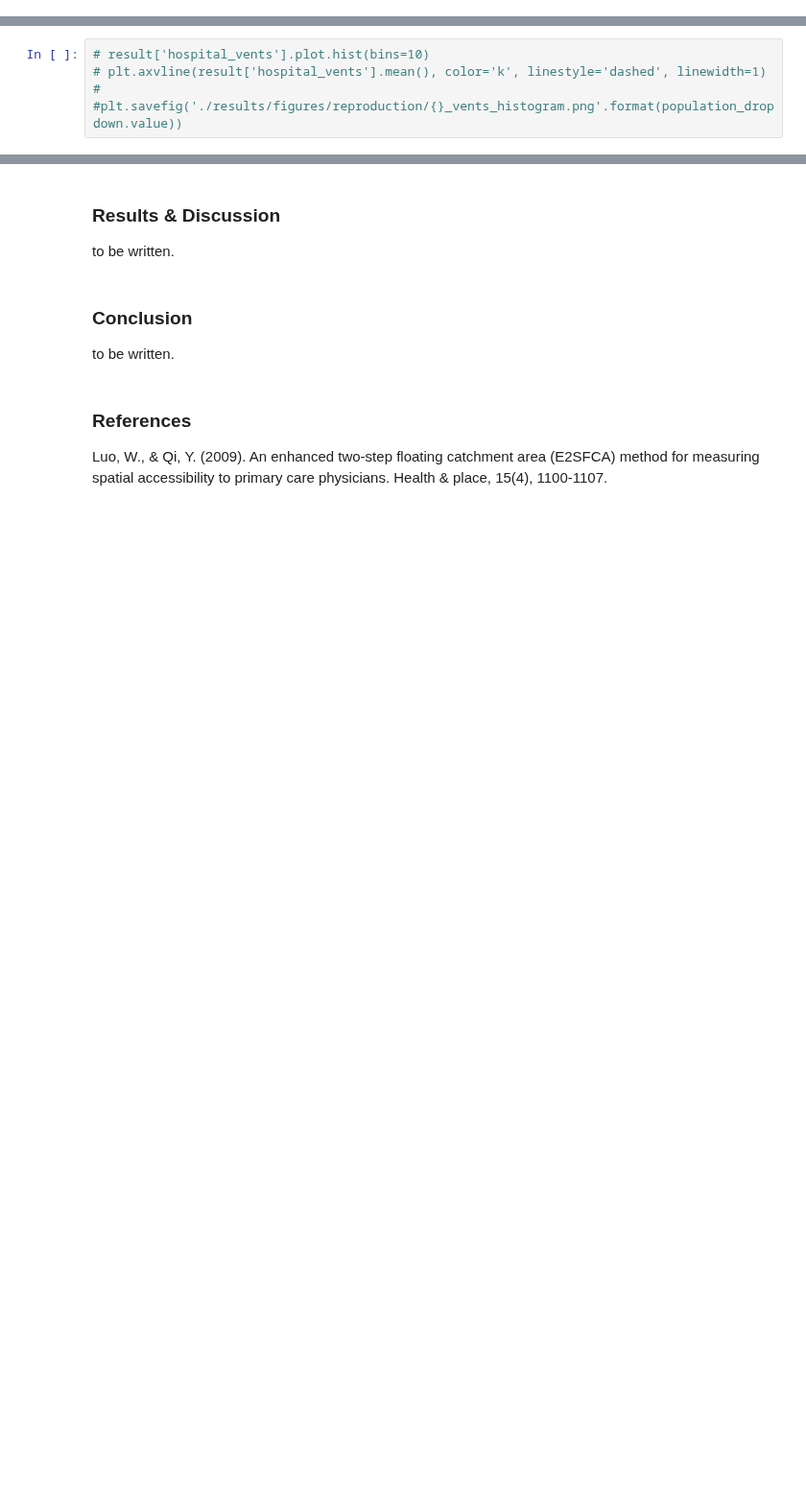
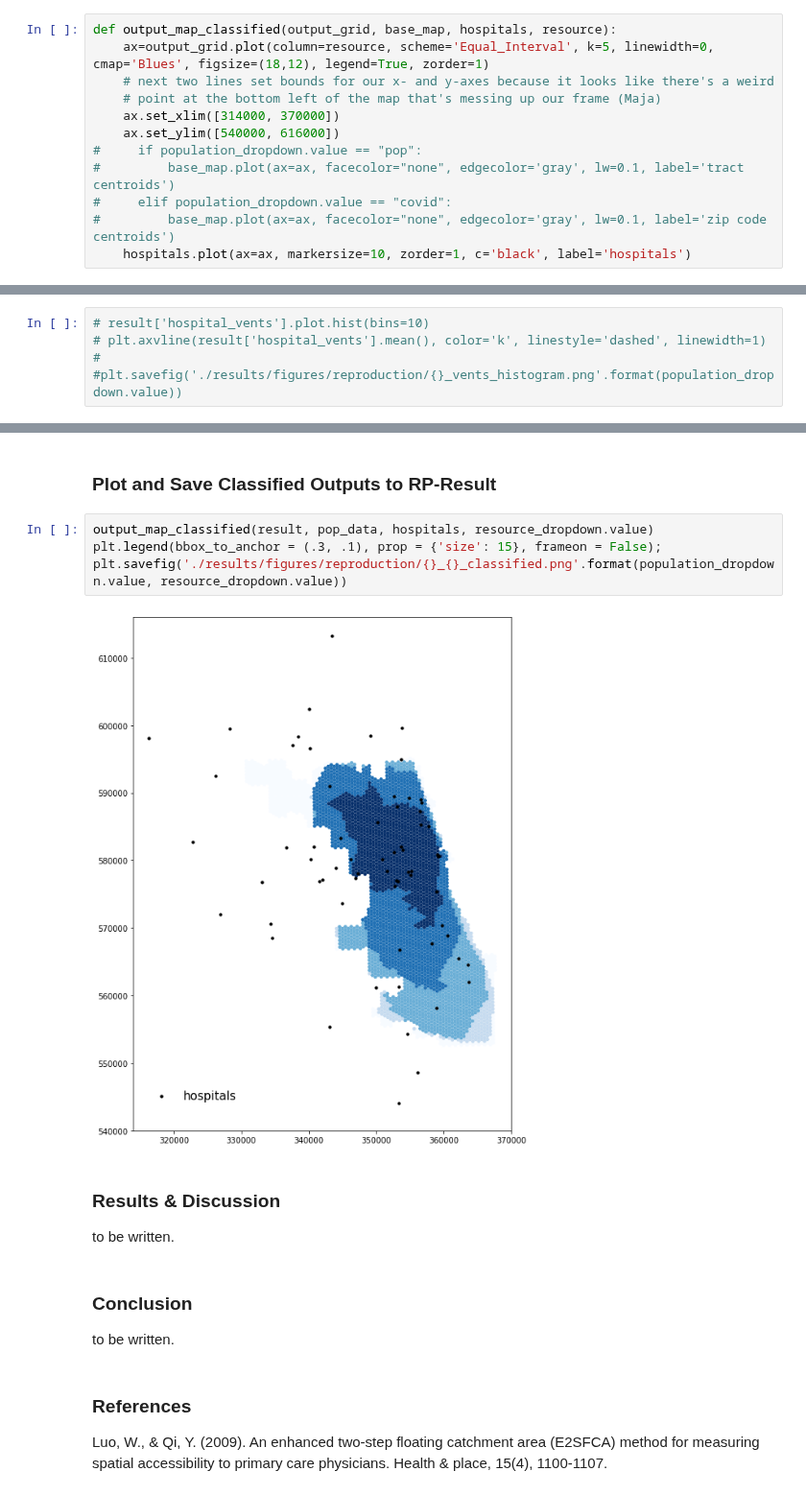
Before and after one commit to whprocter/RPr-Kang-2020, a Jupyter notebook: procedure/code/COVID-19Acc-Original.ipynb, the cells around one changed output, grey strips where cells are left out. Shown at 96% size. Saved outputs shown, nothing was run; the diff lists cells and outputs as text; blank space fills up the shorter version.

Commit message:
add func + code to classify output maps

```diff
--- a/procedure/code/COVID-19Acc-Original.ipynb
+++ b/procedure/code/COVID-19Acc-Original.ipynb
@@ -486,6 +486,18 @@ def output_map(output_grid, base_map, hospitals, resource):
 #     elif population_dropdown.value == "covid":
 #         base_map.plot(ax=ax, facecolor="none", edgecolor='gray', lw=0.1, label='zip code centroids')
     hospitals.plot(ax=ax, markersize=10, zorder=1, c='black', label='hospitals')
+# %%
+def output_map_classified(output_grid, base_map, hospitals, resource):
+    ax=output_grid.plot(column=resource, scheme='Equal_Interval', k=5, linewidth=0, cmap='Blues', figsize=(18,12), legend=True, zorder=1)
+    # next two lines set bounds for our x- and y-axes because it looks like there's a weird
+    # point at the bottom left of the map that's messing up our frame (Maja)
+    ax.set_xlim([314000, 370000])
+    ax.set_ylim([540000, 616000])
+#     if population_dropdown.value == "pop":
+#         base_map.plot(ax=ax, facecolor="none", edgecolor='gray', lw=0.1, label='tract centroids')
+#     elif population_dropdown.value == "covid":
+#         base_map.plot(ax=ax, facecolor="none", edgecolor='gray', lw=0.1, label='zip code centroids')
+    hospitals.plot(ax=ax, markersize=10, zorder=1, c='black', label='hospitals')
 # %% [markdown]
 ### Run the model
 
@@ -557,3 +593,11 @@ plt.legend(bbox_to_anchor = (.3, .1), prop = {'size': 15}, frameon = False);
+# %% [markdown]
+### Plot and Save Classified Outputs to RP-Result
+# %%
+output_map_classified(result, pop_data, hospitals, resource_dropdown.value)
+plt.legend(bbox_to_anchor = (.3, .1), prop = {'size': 15}, frameon = False);
+plt.savefig('./results/figures/reproduction/{}_{}_classified.png'.format(population_dropdown.value, resource_dropdown.value))
+# %% [output]
+[figure, added]
 # %% [markdown]
 ### Results & Discussion
 
```
Also changed, not shown: parts of 10 cells of this notebook, 9 other files.
